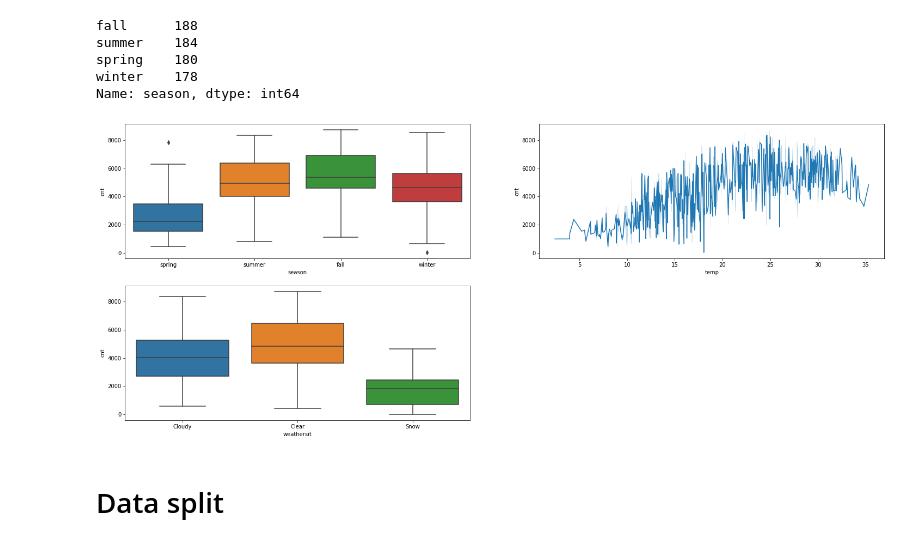
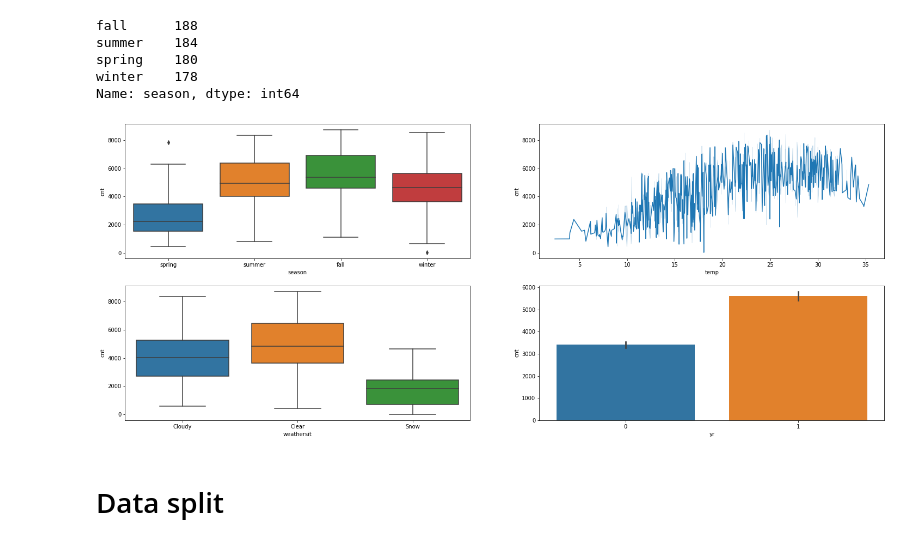
Before and after one commit to Abhi-Awasthi/bikesharing, a Jupyter notebook: BikeSharing.ipynb, the cells around one changed output. Drawn from its saved outputs; the diff is of its cells as text; code cells hidden in the pictures.

```diff
--- a/BikeSharing.ipynb
+++ b/BikeSharing.ipynb
@@ -91,17 +90,21 @@ Name: season, dtype: int64
 # %%
 # relationship of some variables with count (demand of bike)
 plt.figure(figsize=(25,10))
 plt.subplot(2,2,1)
 sns.boxplot(data=bikeShare, x='season', y='cnt')
 
 plt.subplot(2,2,2)
 sns.lineplot(data=bikeShare, x='temp', y='cnt')
 
 plt.subplot(2,2,3)
 sns.boxplot(data=bikeShare, x='weathersit', y='cnt')
+
+plt.subplot(2,2,4)
+sns.barplot(data=bikeShare, x='yr', y='cnt')
+
 plt.show()
 # %% [output]
-[figure, old version]
+[figure, new version]
 # %%
 # dummy variables created for the season
 season_dummies=pd.get_dummies(bikeShare.season)
```
Also changed, not shown: parts of 12 cells of this notebook, 1 other file.
